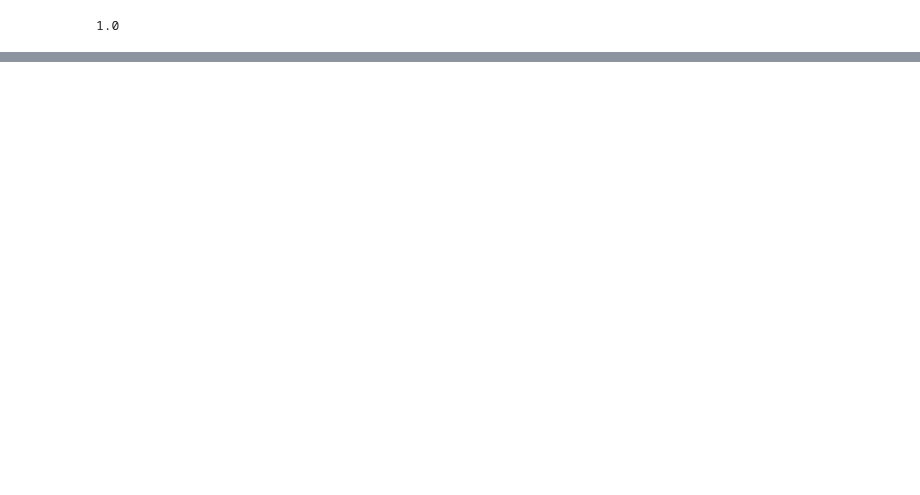
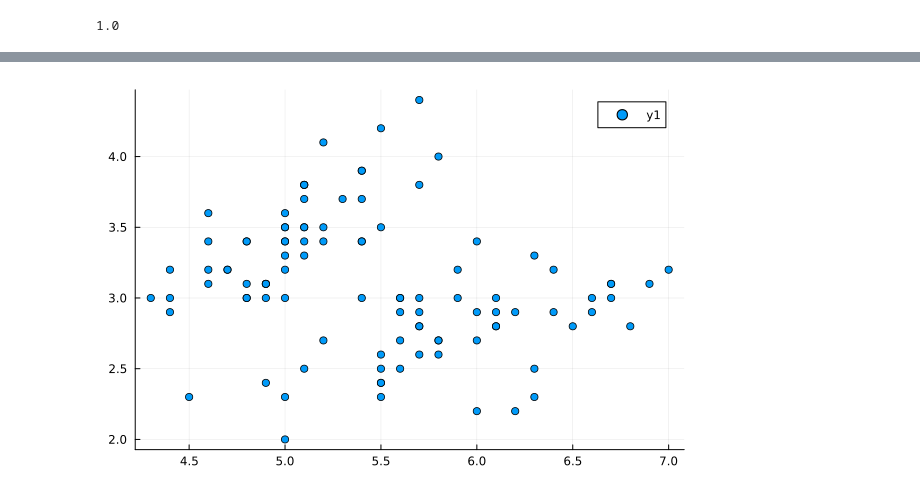
Before and after one commit to JonathanEdelmanS/ParallelizedKolterMixing, a Jupyter notebook: Code/Silver Stepsize/Gradient Descent and Stepsize.ipynb, the cells around one changed output, grey strips where cells are left out. Cells and saved outputs as stored; diff of their text form; code cells hidden in the pictures; blank space fills up the shorter version.

```diff
--- a/Code/Silver Stepsize/Gradient Descent and Stepsize.ipynb
+++ b/Code/Silver Stepsize/Gradient Descent and Stepsize.ipynb
@@ -42,0 +145,4 @@ grad(w,data)
+# %%
+scatter(part1.Column1, part1.Column2)
+# %% [output]
+[figure, added]
```
Also changed, not shown: parts of 18 cells of this notebook, 20 other files.
